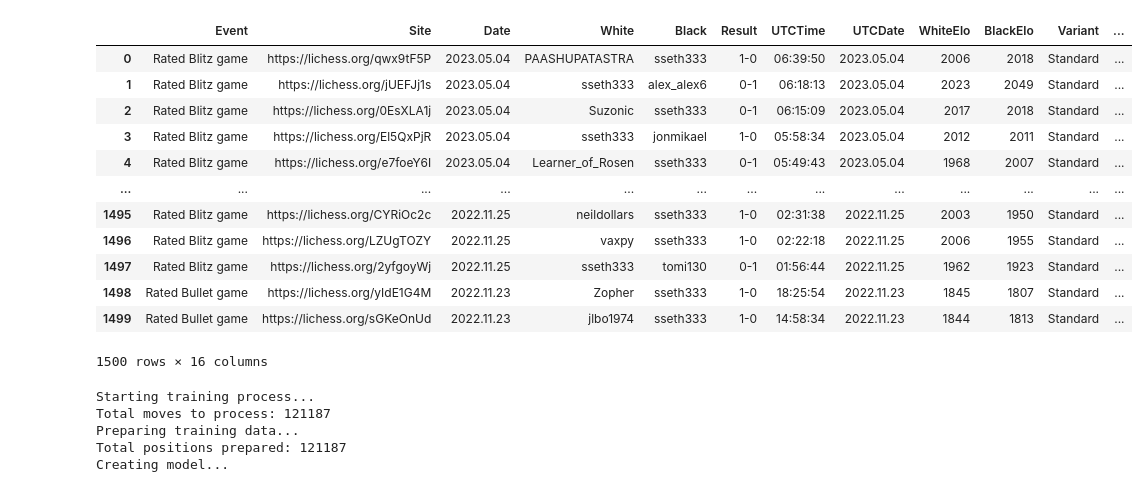
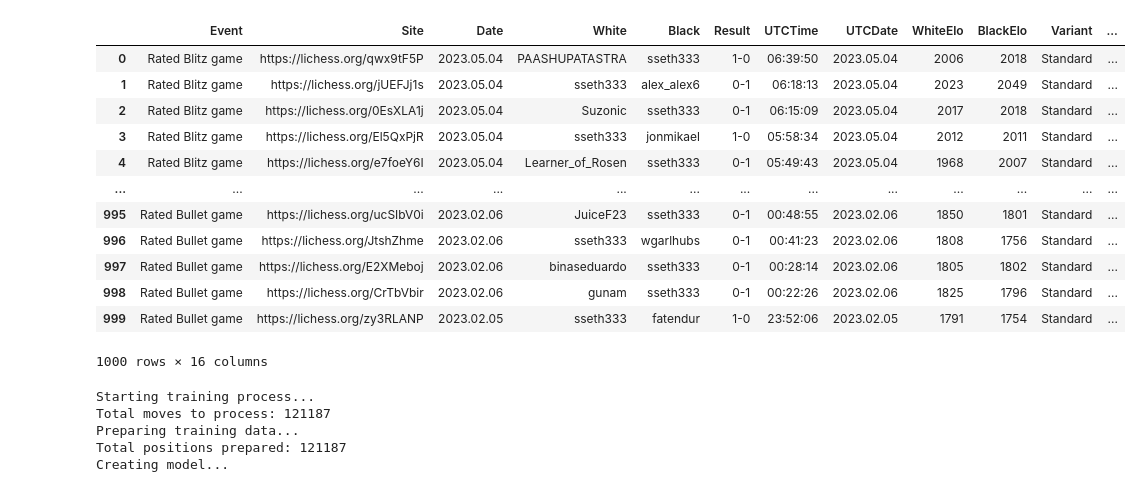
Before and after one commit to shitijseth/ChessBotTraining, a Jupyter notebook: chess_NN.ipynb, the cells around one changed output. Drawn from its saved outputs; the diff is of its cells as text; code cells hidden in the pictures.

```diff
--- a/chess_NN.ipynb
+++ b/chess_NN.ipynb
@@ -34,40 +34,40 @@ while True:
     games.append({
         'Event': game.headers['Event'],
         'Site': game.headers['Site'],
         'Date': game.headers['Date'],
         'White': game.headers['White'],
         'Black': game.headers['Black'],
         'Result': game.headers['Result'],
         'UTCTime': game.headers['UTCTime'],
         'UTCDate': game.headers['UTCDate'],
         'WhiteElo': game.headers['WhiteElo'],
         'BlackElo': game.headers['BlackElo'],
         'Variant': game.headers['Variant'],
         'TimeControl': game.headers['TimeControl'],
         'ECO': game.headers['ECO'],
         'Termination': game.headers['Termination'],
         'Opening': game.headers['Opening'],
         'Moves': game.mainline_moves()
     })
 
 # Convert the list of games to a pandas DataFrame
 df = pd.DataFrame(games)
-df = df[:1500]
+df = df[:1000]
 df
 # %% [output]
 |  | Event | Site | Date | White | Black | Result | UTCTime | UTCDate | WhiteElo | BlackElo | Variant | ... |
 | 0 | Rated Blitz game | https://lichess.org/qwx9tF5P | 2023.05.04 | PAASHUPATASTRA | sseth333 | 1-0 | 06:39:50 | 2023.05.04 | 2006 | 2018 | Standard | ... |
 | 1 | Rated Blitz game | https://lichess.org/jUEFJj1s | 2023.05.04 | sseth333 | alex_alex6 | 0-1 | 06:18:13 | 2023.05.04 | 2023 | 2049 | Standard | ... |
 | 2 | Rated Blitz game | https://lichess.org/0EsXLA1j | 2023.05.04 | Suzonic | sseth333 | 0-1 | 06:15:09 | 2023.05.04 | 2017 | 2018 | Standard | ... |
 | 3 | Rated Blitz game | https://lichess.org/El5QxPjR | 2023.05.04 | sseth333 | jonmikael | 1-0 | 05:58:34 | 2023.05.04 | 2012 | 2011 | Standard | ... |
 | 4 | Rated Blitz game | https://lichess.org/e7foeY6I | 2023.05.04 | Learner_of_Rosen | sseth333 | 0-1 | 05:49:43 | 2023.05.04 | 1968 | 2007 | Standard | ... |
 | ... | ... | ... | ... | ... | ... | ... | ... | ... | ... | ... | ... | ... |
-| 1495 | Rated Blitz game | https://lichess.org/CYRiOc2c | 2022.11.25 | neildollars | sseth333 | 1-0 | 02:31:38 | 2022.11.25 | 2003 | 1950 | Standard | ... |
-| 1496 | Rated Blitz game | https://lichess.org/LZUgTOZY | 2022.11.25 | vaxpy | sseth333 | 1-0 | 02:22:18 | 2022.11.25 | 2006 | 1955 | Standard | ... |
-| 1497 | Rated Blitz game | https://lichess.org/2yfgoyWj | 2022.11.25 | sseth333 | tomi130 | 0-1 | 01:56:44 | 2022.11.25 | 1962 | 1923 | Standard | ... |
-| 1498 | Rated Bullet game | https://lichess.org/yIdE1G4M | 2022.11.23 | Zopher | sseth333 | 1-0 | 18:25:54 | 2022.11.23 | 1845 | 1807 | Standard | ... |
-| 1499 | Rated Bullet game | https://lichess.org/sGKeOnUd | 2022.11.23 | jlbo1974 | sseth333 | 1-0 | 14:58:34 | 2022.11.23 | 1844 | 1813 | Standard | ... |
+| 995 | Rated Bullet game | https://lichess.org/ucSIbV0i | 2023.02.06 | JuiceF23 | sseth333 | 0-1 | 00:48:55 | 2023.02.06 | 1850 | 1801 | Standard | ... |
+| 996 | Rated Bullet game | https://lichess.org/JtshZhme | 2023.02.06 | sseth333 | wgarlhubs | 0-1 | 00:41:23 | 2023.02.06 | 1808 | 1756 | Standard | ... |
+| 997 | Rated Bullet game | https://lichess.org/E2XMeboj | 2023.02.06 | binaseduardo | sseth333 | 0-1 | 00:28:14 | 2023.02.06 | 1805 | 1802 | Standard | ... |
+| 998 | Rated Bullet game | https://lichess.org/CrTbVbir | 2023.02.06 | gunam | sseth333 | 0-1 | 00:22:26 | 2023.02.06 | 1825 | 1796 | Standard | ... |
+| 999 | Rated Bullet game | https://lichess.org/zy3RLANP | 2023.02.05 | sseth333 | fatendur | 1-0 | 23:52:06 | 2023.02.05 | 1791 | 1754 | Standard | ... |
-1500 rows × 16 columns
+1000 rows × 16 columns
 # %%
 import pandas as pd
 import numpy as np
```
Also changed, not shown: parts of 4 cells of this notebook.
